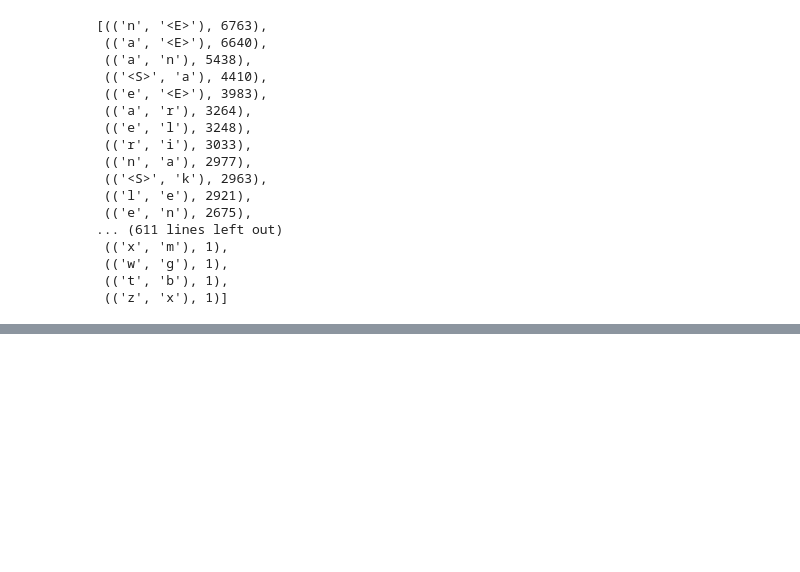
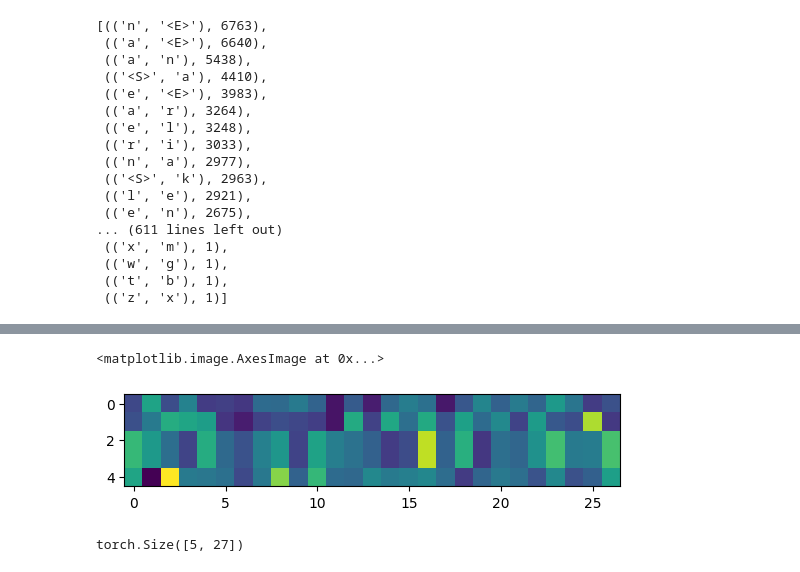
Before and after one commit to Electronica-dev/ML, a Jupyter notebook: makemore/makemore.ipynb, the cells around one changed output, grey strips where cells are left out. Saved outputs shown, nothing was run; the diff lists cells and outputs as text; code cells hidden in the pictures; blank space fills up the shorter version.

```diff
--- a/makemore/makemore.ipynb
+++ b/makemore/makemore.ipynb
@@ -72,0 +231,5 @@ plt.axis("off")
+# %%
+plt.imshow(x_enc @ W)
+# %% [output]
+<matplotlib.image.AxesImage at 0x...>
+[figure, added]
@@ -72,0 +245,4 @@ plt.axis("off")
+# %%
+probs.shape
+# %% [output]
+torch.Size([5, 27])
```
Also changed, not shown: parts of 41 cells of this notebook.
